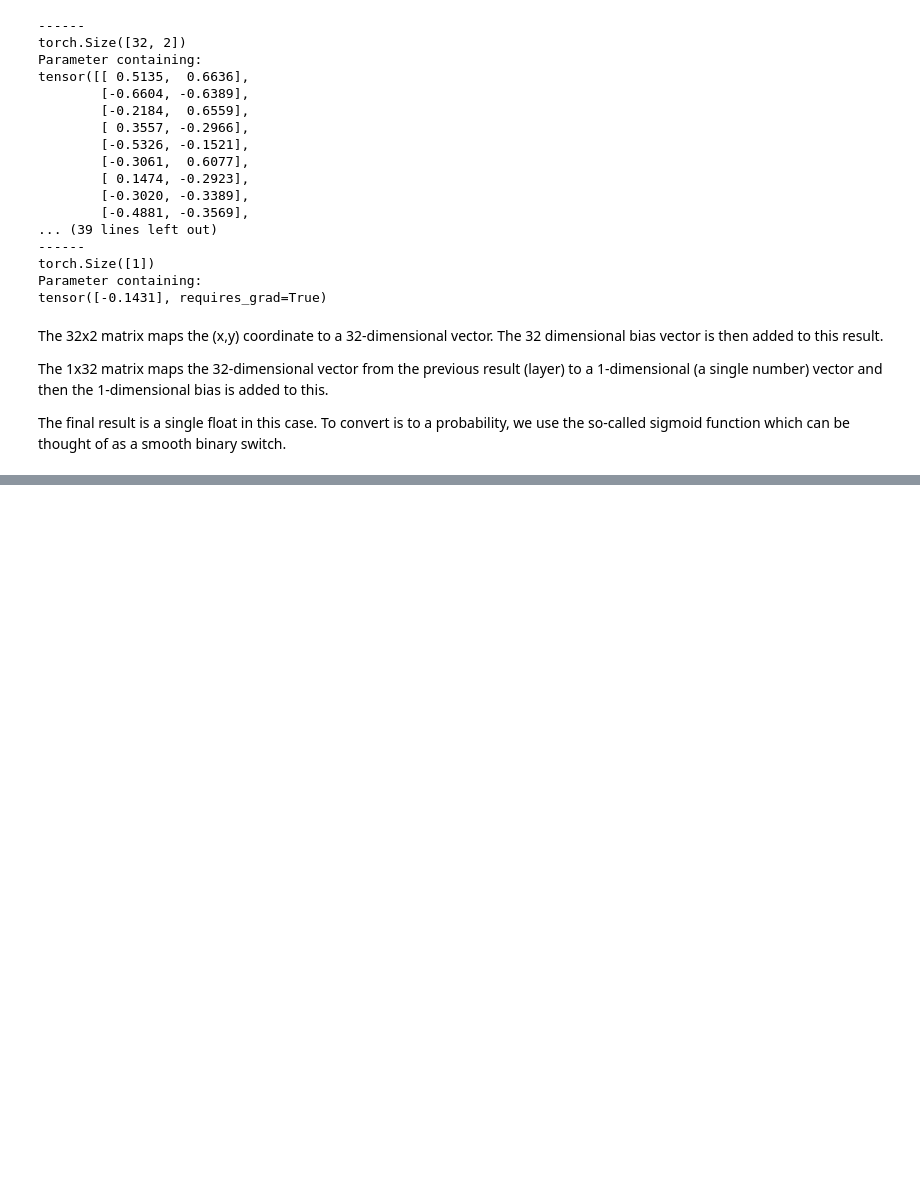
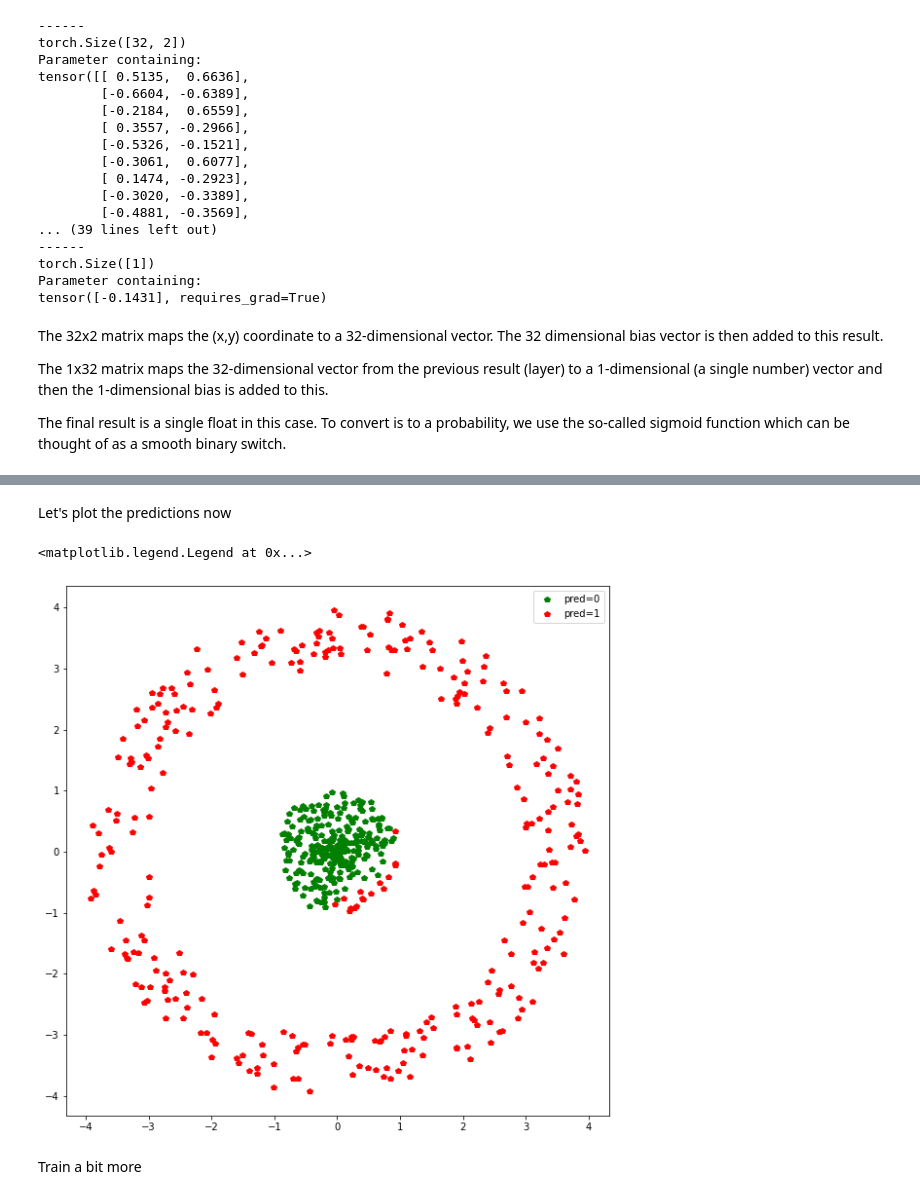
Before and after one commit to TreeinRandomForest/c2vtutorials, a Jupyter notebook: tutorial1/First neural net and PyTorch.ipynb, the cells around one changed output, grey strips where cells are left out. Saved outputs shown, nothing was run; the diff lists cells and outputs as text; code cells hidden in the pictures; blank space fills up the shorter version.

Commit message:
first training

```diff
--- a/tutorial1/First neural net and PyTorch.ipynb
+++ b/tutorial1/First neural net and PyTorch.ipynb
@@ -161,0 +190,27 @@ SyntaxError: f-string: unmatched '(' (3592728316.py, line 5)
+# %%
+net = nn.Sequential(nn.Linear(2, 32), #map 2 numbers (x and y) to 32 numbers (the 32 is arbitrary for now)
+                    nn.ReLU(), #each of the 32 numbers goes through a thresholding function
+                    nn.Linear(32, 1), #map 32 numbers to 1 (probability point belongs to class 1) number
+                    nn.Sigmoid()) #map float value to probability
+
+
+criterion = nn.BCELoss() #loss function
+optimizer = optim.Adam(net.parameters(), lr=1e-4) #gradient descent needs to know which parameters it can change/adjust/tune
+
+def train(net, n_epochs, X, y, print_freq=100): #n_epochs = N
+    for n in range(n_epochs):
+        pred = net(torch.from_numpy(X).float())
+
+        loss = criterion(pred.squeeze(1), torch.from_numpy(y).float())
+
+        optimizer.zero_grad()
+        loss.backward() #compute derivatives of the loss with respect to the net's parameters
+        optimizer.step() #change parameters
+
+        if n % print_freq == 0:
+            pred_label = (pred.detach().numpy().squeeze(1) > 0.5).astype(int)
+            print(f'Training accuracy = {(pred_label==y).mean():.3f}')
+
+    return net
+# %%
+net = train(net, 1000, X, y)
@@ -161,0 +228,15 @@ SyntaxError: f-string: unmatched '(' (3592728316.py, line 5)
+# %% [markdown]
+Let's plot the predictions now
+# %%
+pred = net(torch.from_numpy(X).float())
+pred = (pred > 0.5).int().numpy().squeeze(1)
+
+plt.figure(figsize=(10,10))
+plt.plot(X[pred==0][:,0], X[pred==0][:, 1], 'p', c='g', label='pred=0')
+plt.plot(X[pred==1][:,0], X[pred==1][:, 1], 'p', c='r', label='pred=1')
+plt.legend()
+# %% [output]
+<matplotlib.legend.Legend at 0x...>
+[figure, added]
+# %% [markdown]
+Train a bit more
```
Also changed, not shown: parts of 6 cells of this notebook.
